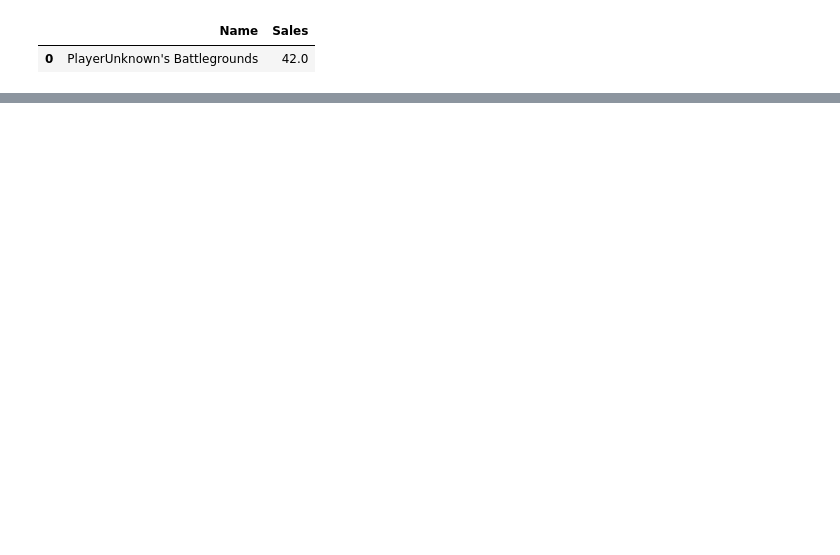
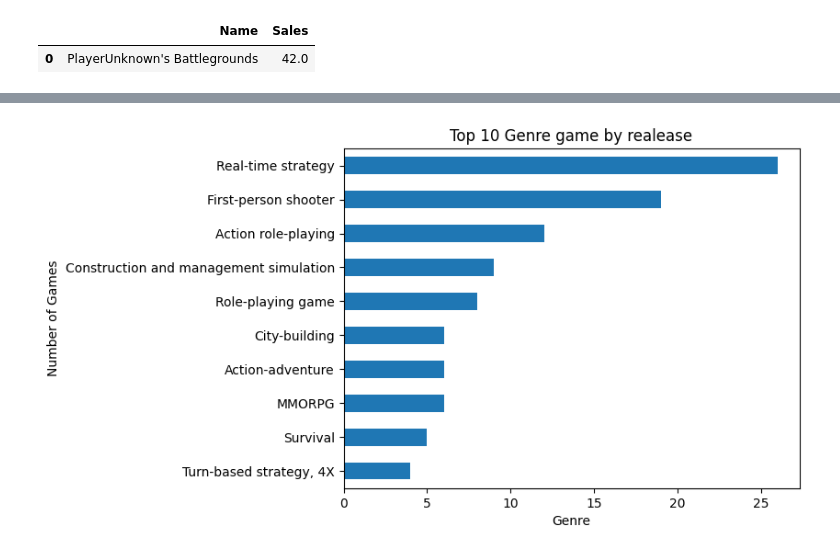
Before and after one commit to onedayxzn/Game-Sales, a Jupyter notebook: analysyst/game-sales.ipynb, the cells around one changed output, grey strips where cells are left out. Cells and saved outputs as stored; diff of their text form; code cells hidden in the pictures; blank space fills up the shorter version.

```diff
--- a/analysyst/game-sales.ipynb
+++ b/analysyst/game-sales.ipynb
@@ -193,0 +232,8 @@ Name: Publisher, dtype: int64
+# %%
+game_sales['Genre'].value_counts().head(10).plot(kind='barh').invert_yaxis()
+plt.title('Top 10 Genre game by realease')
+plt.xlabel('Genre')
+plt.ylabel('Number of Games')
+plt.show()
+# %% [output]
+[figure, added]
```
Also changed, not shown: parts of 9 cells of this notebook, 1 other file.
